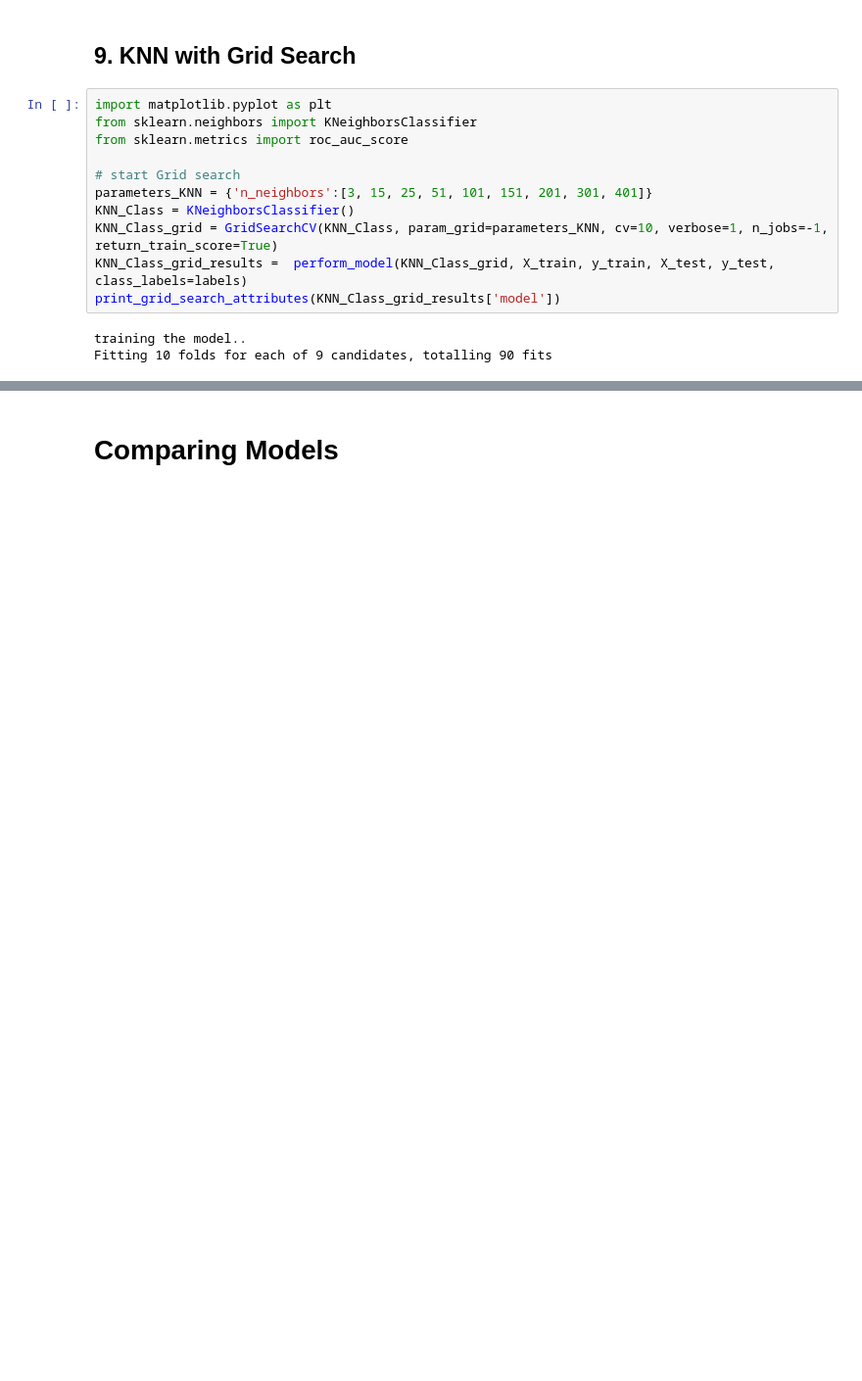
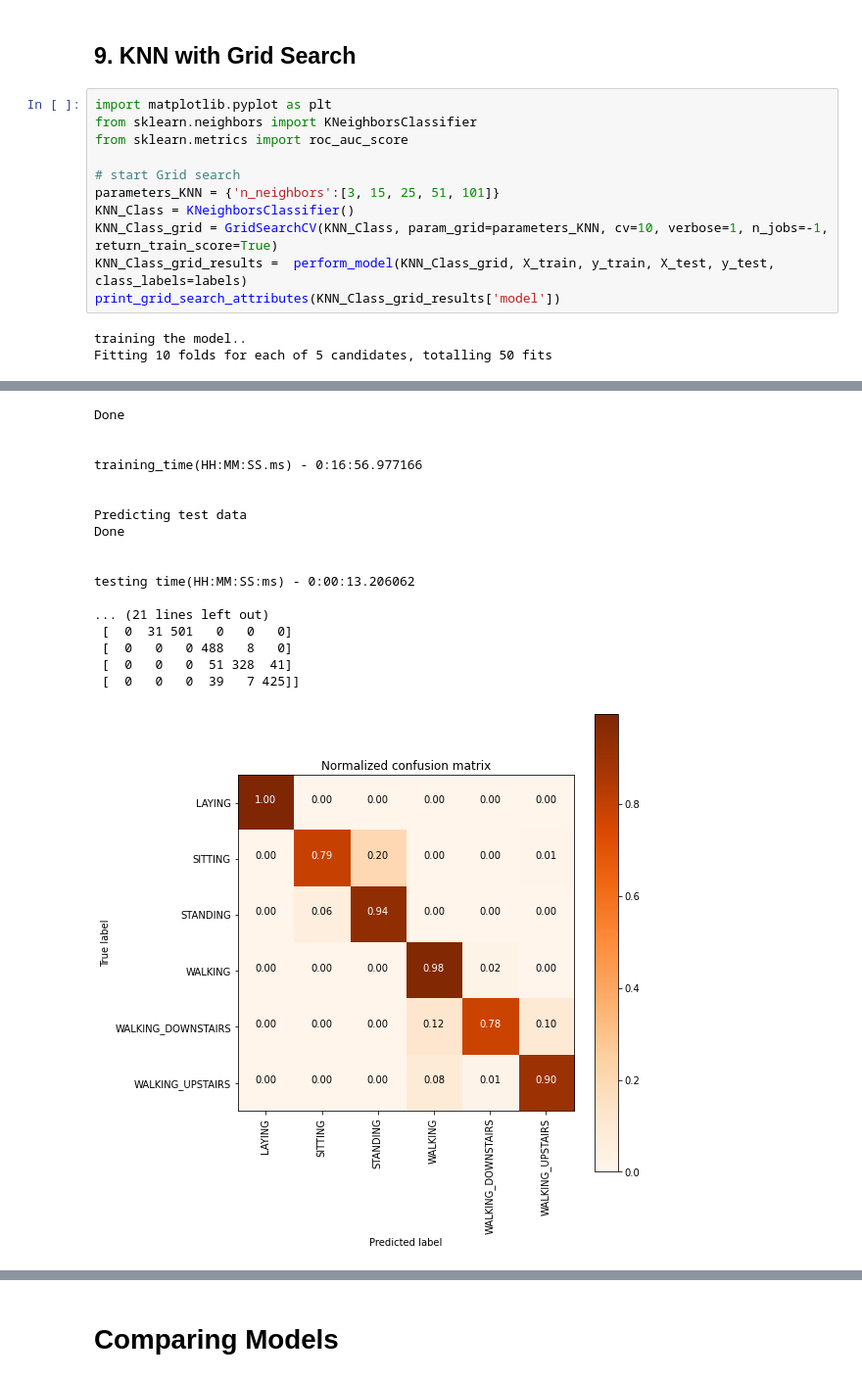
Before and after one commit to basakstuff/HAR-using-Smartphones, a Jupyter notebook: DataMiningv2_1.ipynb, the cells around one changed output, grey strips where cells are left out. Shown at 98% size. Drawn from its saved outputs; the diff is of its cells as text; blank space fills up the shorter version.

```diff
--- a/DataMiningv2_1.ipynb
+++ b/DataMiningv2_1.ipynb
@@ -1025,12 +1025,12 @@ from sklearn.neighbors import KNeighborsClassifier
 from sklearn.metrics import roc_auc_score
 
 # start Grid search
-parameters_KNN = {'n_neighbors':[3, 15, 25, 51, 101, 151, 201, 301, 401]}
+parameters_KNN = {'n_neighbors':[3, 15, 25, 51, 101]}
 KNN_Class = KNeighborsClassifier()
 KNN_Class_grid = GridSearchCV(KNN_Class, param_grid=parameters_KNN, cv=10, verbose=1, n_jobs=-1, return_train_score=True)
 KNN_Class_grid_results =  perform_model(KNN_Class_grid, X_train, y_train, X_test, y_test, class_labels=labels)
 print_grid_search_attributes(KNN_Class_grid_results['model'])
 # %% [output]
 training the model..
-Fitting 10 folds for each of 9 candidates, totalling 90 fits
+Fitting 10 folds for each of 5 candidates, totalling 50 fits
 [Parallel(n_jobs=-1)]: Using backend LokyBackend with 2 concurrent workers.
@@ -1036,0 +1039,18 @@ Fitting 10 folds for each of 9 candidates, totalling 90 fits
+Done
+
+
+training_time(HH:MM:SS.ms) - 0:16:56.977166
+
+
+Predicting test data
+Done
+
+
+testing time(HH:MM:SS:ms) - 0:00:13.206062
+
+... (21 lines left out)
+ [  0  31 501   0   0   0]
+ [  0   0   0 488   8   0]
+ [  0   0   0  51 328  41]
+ [  0   0   0  39   7 425]]
+[figure, added]
```
Also changed, not shown: parts of 2 cells of this notebook.
